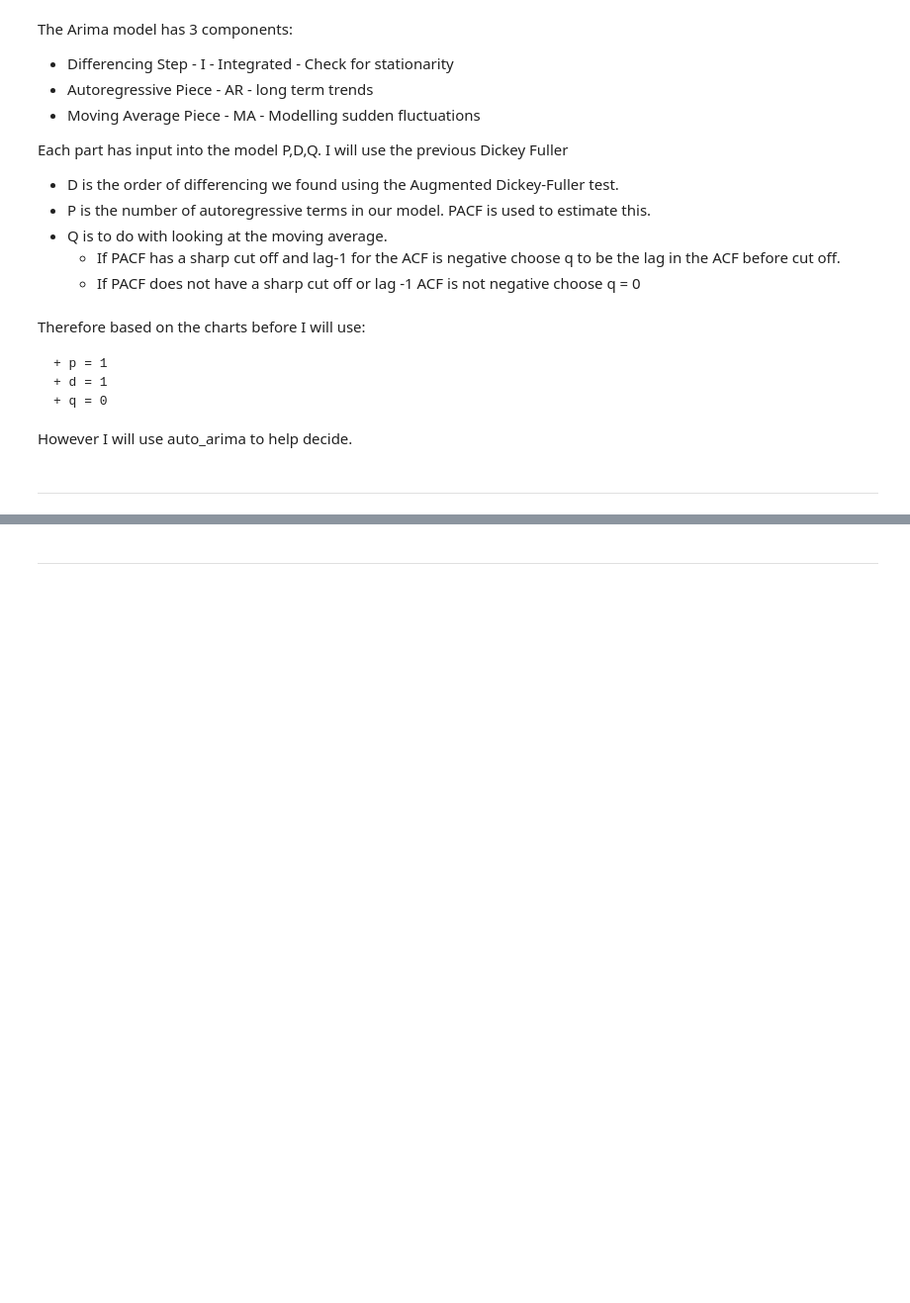
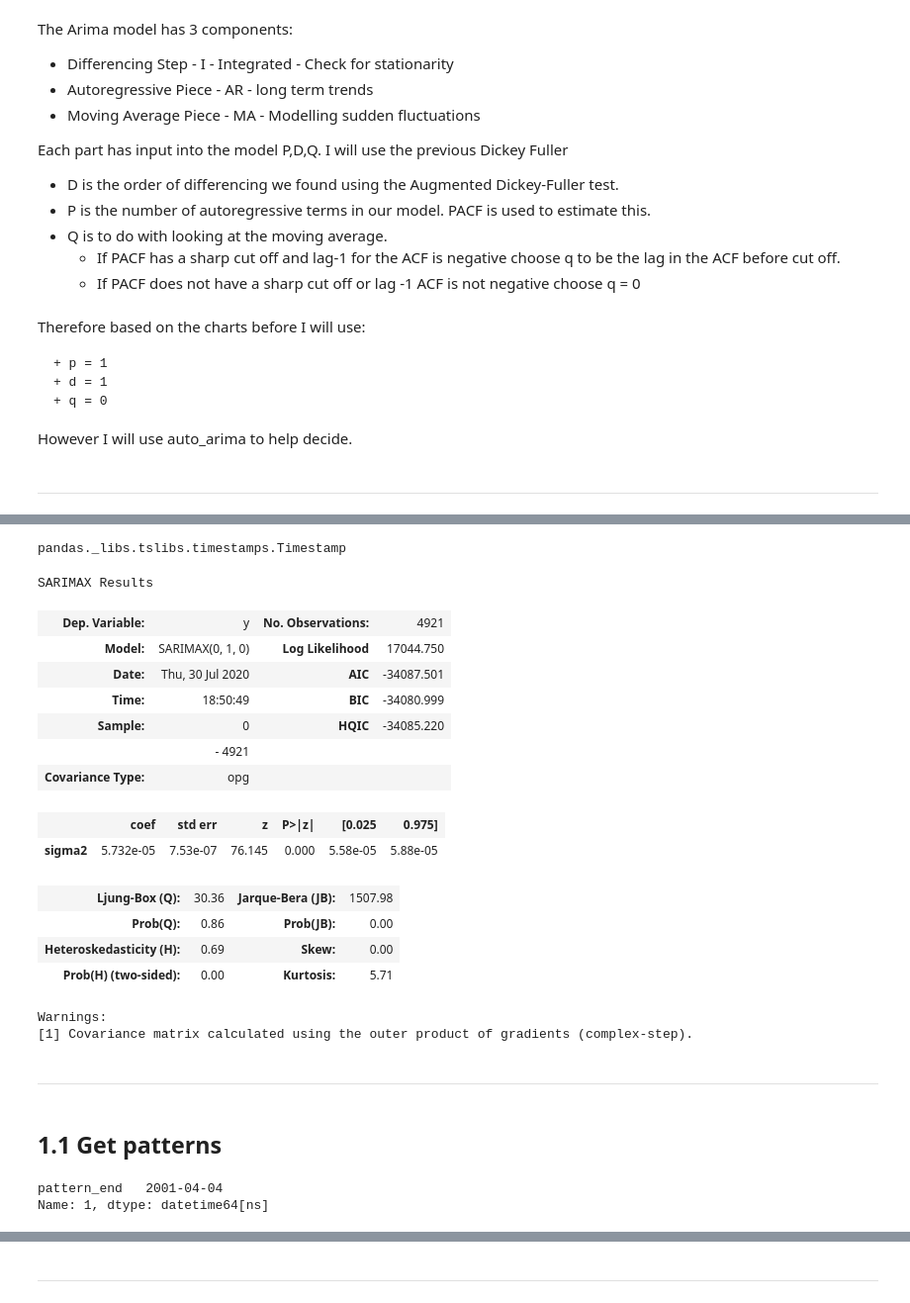
Before and after one commit to stuartdaw/Capstone_Forex, a Jupyter notebook: 04 Modelling-Sarimax.ipynb, the cells around one changed output, grey strips where cells are left out. Shown: that part at 99% size. Cells and saved outputs as stored; diff of their text form; code cells hidden in the pictures; blank space fills up the shorter version.

```diff
--- a/04 Modelling-Sarimax.ipynb
+++ b/04 Modelling-Sarimax.ipynb
@@ -107,0 +110,2 @@ DatetimeIndex(['2000-05-30', '2000-05-31', '2000-06-01', '2000-06-02',
+# %%
+daily['date+5'] = pd.to_datetime(daily['date+5'])
@@ -107,0 +116,4 @@ DatetimeIndex(['2000-05-30', '2000-05-31', '2000-06-01', '2000-06-02',
+# %%
+type(daily['date+5'][0])
+# %% [output]
+pandas._libs.tslibs.timestamps.Timestamp
@@ -107,0 +122,24 @@ DatetimeIndex(['2000-05-30', '2000-05-31', '2000-06-01', '2000-06-02',
+# %%
+## Arima
+auto_arima(daily['close'].dropna(), seasonal=False).summary()
+# %% [output]
+SARIMAX Results
+| Dep. Variable: | y | No. Observations: | 4921 |
+| Model: | SARIMAX(0, 1, 0) | Log Likelihood | 17044.750 |
+| Date: | Thu, 30 Jul 2020 | AIC | -34087.501 |
+| Time: | 18:50:49 | BIC | -34080.999 |
+| Sample: | 0 | HQIC | -34085.220 |
+|  | - 4921 |  |  |
+| Covariance Type: | opg |  |  |
+|  | coef | std err | z | P>|z| | [0.025 | 0.975] |
+| sigma2 | 5.732e-05 | 7.53e-07 | 76.145 | 0.000 | 5.58e-05 | 5.88e-05 |
+| Ljung-Box (Q): | 30.36 | Jarque-Bera (JB): | 1507.98 |
+| Prob(Q): | 0.86 | Prob(JB): | 0.00 |
+| Heteroskedasticity (H): | 0.69 | Skew: | 0.00 |
+| Prob(H) (two-sided): | 0.00 | Kurtosis: | 5.71 |
+Warnings:
+[1] Covariance matrix calculated using the outer product of gradients (complex-step).
+# %% [markdown]
+---
+# %% [markdown]
+## 1.1 Get patterns
@@ -108,2 +149,7 @@ DatetimeIndex(['2000-05-30', '2000-05-31', '2000-06-01', '2000-06-02',
 # %%
 daily_pattern['pattern_end'] = pd.to_datetime(daily_pattern['pattern_end'])
+# %%
+daily_pattern.loc[1]
+# %% [output]
+pattern_end   2001-04-04
+Name: 1, dtype: datetime64[ns]
```
Also changed, not shown: parts of 60 cells of this notebook, 4 other files.
